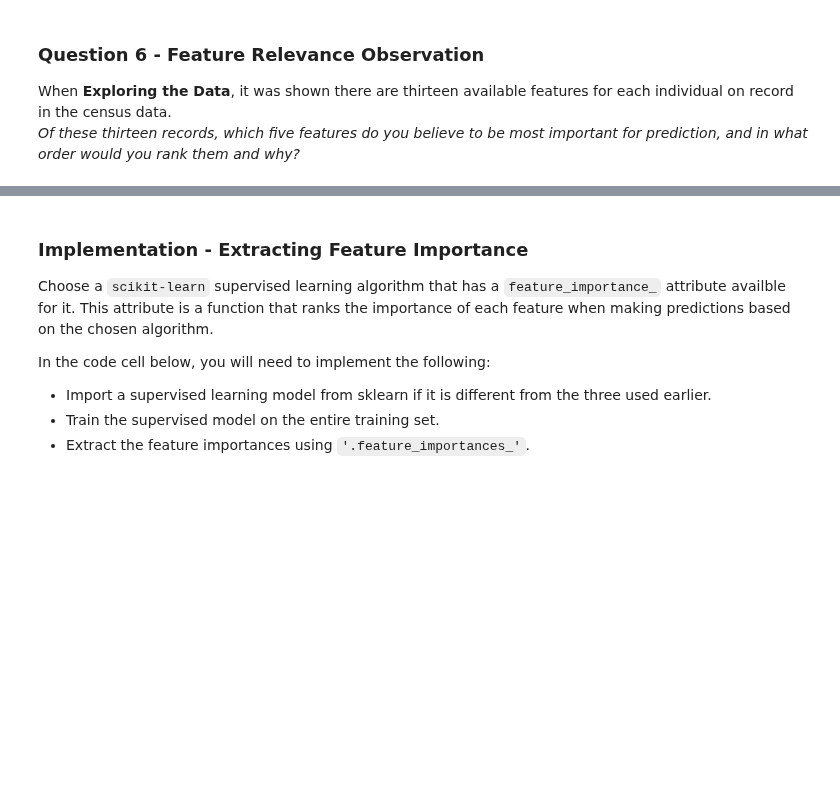
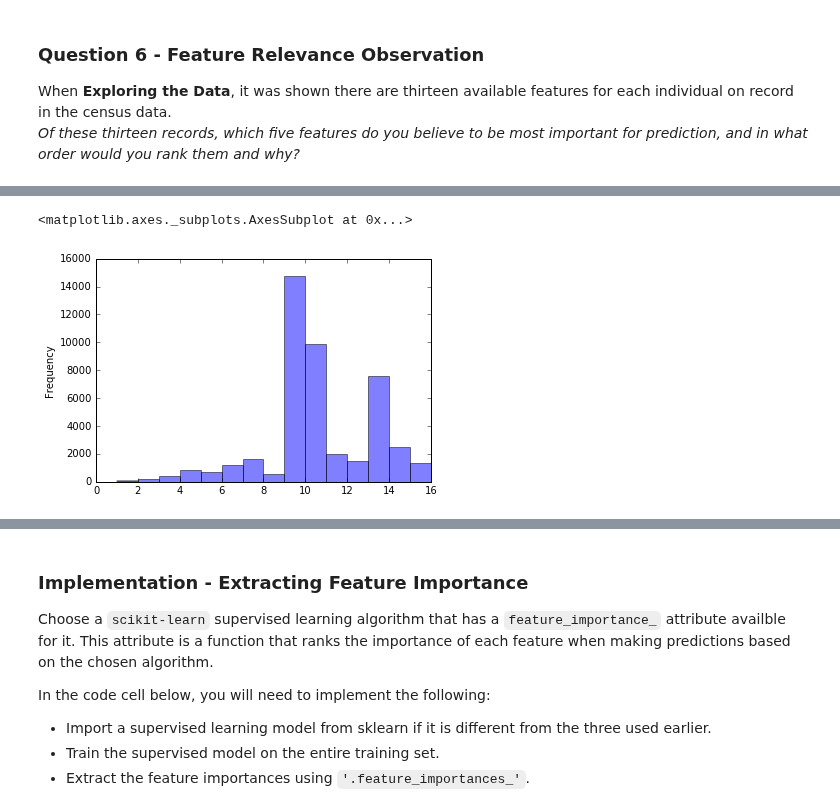
Before and after one commit to NekuSakuraba/machine-learning, a Jupyter notebook: projects/finding_donors/finding_donors.ipynb, the cells around one changed output, grey strips where cells are left out. Saved outputs shown, nothing was run; the diff lists cells and outputs as text; code cells hidden in the pictures; blank space fills up the shorter version.

```diff
--- a/projects/finding_donors/finding_donors.ipynb
+++ b/projects/finding_donors/finding_donors.ipynb
@@ -537,0 +598,5 @@ _Of these thirteen records, which five features do you believe to be most import
+# %%
+data['education-num'].plot.hist(alpha=.5, bins=15)
+# %% [output]
+<matplotlib.axes._subplots.AxesSubplot at 0x...>
+[figure, added]
```
Also changed, not shown: parts of 27 cells of this notebook.
